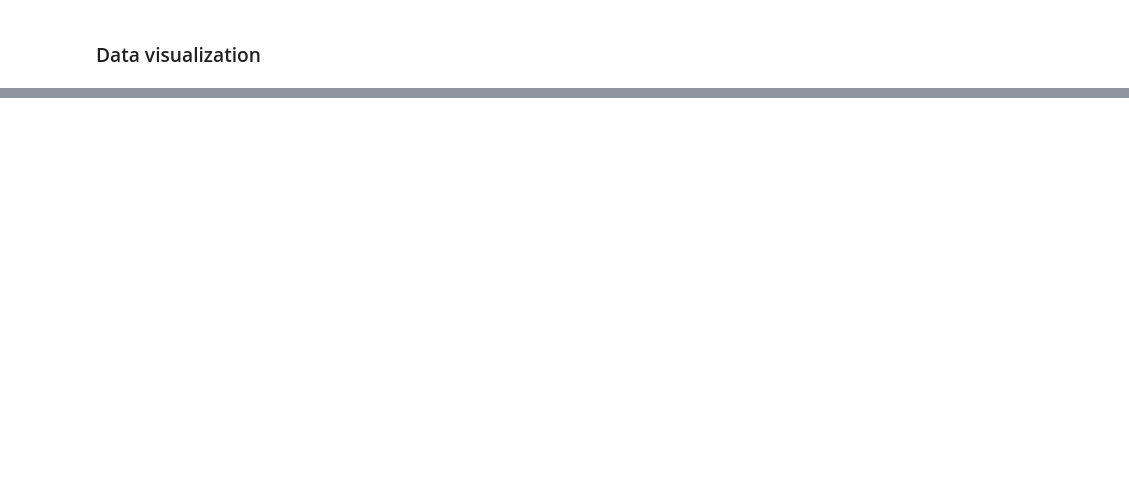
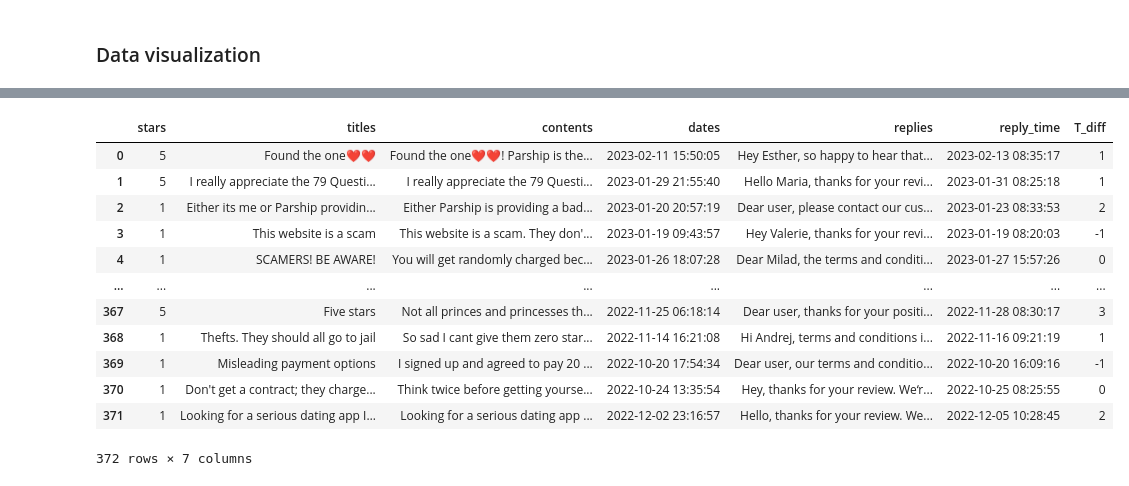
Before and after one commit to risa1796/Parship, a Jupyter notebook: BeautifulSoup_Trustpilot_Parship.ipynb, the cells around one changed output, grey strips where cells are left out. Cells and saved outputs as stored; diff of their text form; code cells hidden in the pictures; blank space fills up the shorter version.

```diff
--- a/BeautifulSoup_Trustpilot_Parship.ipynb
+++ b/BeautifulSoup_Trustpilot_Parship.ipynb
@@ -192,0 +286,16 @@ STAR RATING 5
+# %%
+review_data
+# %% [output]
+|  | stars | titles | contents | dates | replies | reply_time | T_diff |
+| 0 | 5 | Found the one❤️❤️ | Found the one❤️❤️! Parship is the... | 2023-02-11 15:50:05 | Hey Esther, so happy to hear that... | 2023-02-13 08:35:17 | 1 |
+| 1 | 5 | I really appreciate the 79 Questi... | I really appreciate the 79 Questi... | 2023-01-29 21:55:40 | Hello Maria, thanks for your revi... | 2023-01-31 08:25:18 | 1 |
+| 2 | 1 | Either its me or Parship providin... | Either Parship is providing a bad... | 2023-01-20 20:57:19 | Dear user, please contact our cus... | 2023-01-23 08:33:53 | 2 |
+| 3 | 1 | This website is a scam | This website is a scam. They don'... | 2023-01-19 09:43:57 | Hey Valerie, thanks for your revi... | 2023-01-19 08:20:03 | -1 |
+| 4 | 1 | SCAMERS! BE AWARE! | You will get randomly charged bec... | 2023-01-26 18:07:28 | Dear Milad, the terms and conditi... | 2023-01-27 15:57:26 | 0 |
+| ... | ... | ... | ... | ... | ... | ... | ... |
+| 367 | 5 | Five stars | Not all princes and princesses th... | 2022-11-25 06:18:14 | Dear user, thanks for your positi... | 2022-11-28 08:30:17 | 3 |
+| 368 | 1 | Thefts. They should all go to jail | So sad I cant give them zero star... | 2022-11-14 16:21:08 | Hi Andrej, terms and conditions i... | 2022-11-16 09:21:19 | 1 |
+| 369 | 1 | Misleading payment options | I signed up and agreed to pay 20 ... | 2022-10-20 17:54:34 | Dear user, our terms and conditio... | 2022-10-20 16:09:16 | -1 |
+| 370 | 1 | Don't get a contract; they charge... | Think twice before getting yourse... | 2022-10-24 13:35:54 | Hey, thanks for your review. We‘r... | 2022-10-25 08:25:55 | 0 |
+| 371 | 1 | Looking for a serious dating app I… | Looking for a serious dating app ... | 2022-12-02 23:16:57 | Hello, thanks for your review. We... | 2022-12-05 10:28:45 | 2 |
+372 rows × 7 columns
```
Also changed, not shown: parts of 21 cells of this notebook.
